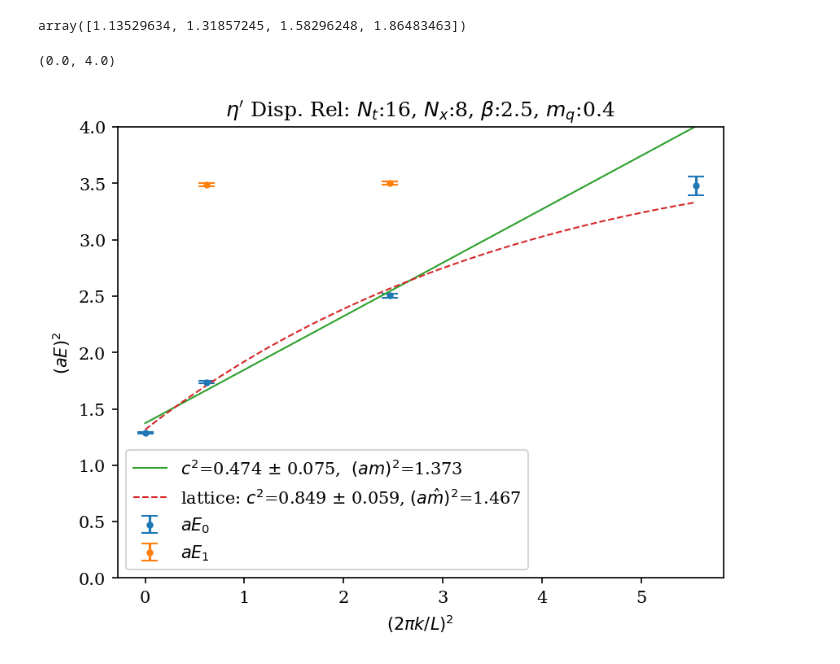
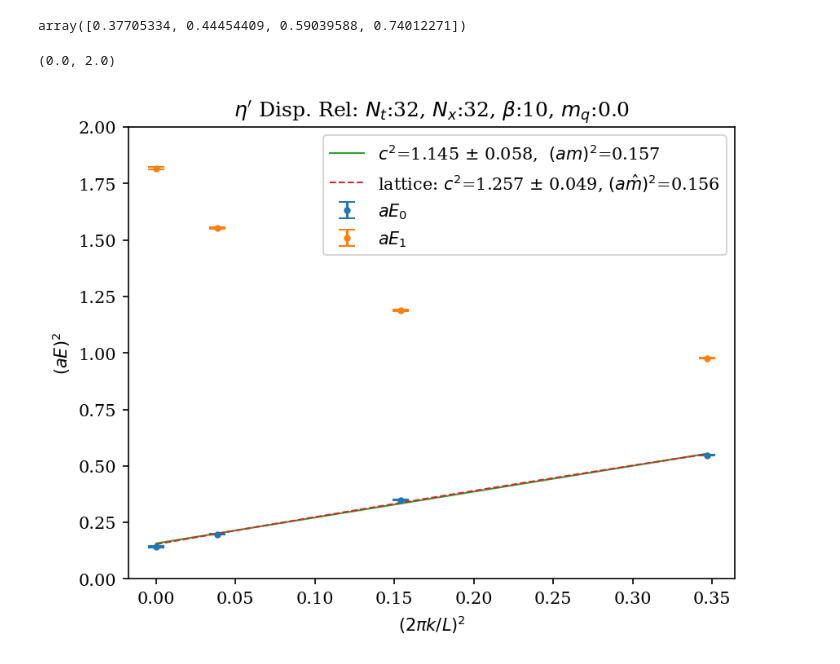
Before and after one commit to wurdahl/schwingerModel, a Jupyter notebook: dispersion.ipynb, the cells around one changed output. Cells and saved outputs as stored; diff of their text form; code cells hidden in the pictures.

```diff
--- a/dispersion.ipynb
+++ b/dispersion.ipynb
@@ -20,11 +25,11 @@ def singlet(op):
 # %%
-path = "./configs/400kSteps.hdf5"
+path = "./configs/beta_10_m0_0.0_Nx_32_Nt_32_melted.hdf5"
 meta = sim.distillation.readDistillMeta(path)
 # %%
-mom0Basis = [triplet(MesonOp("g5",DNum=0,momk=0)),triplet(MesonOp("g5",DNum=2,momk=0)),triplet(MesonOp("gx"))]
-mom1Basis = [triplet(MesonOp("g5",DNum=0,momk=1)),triplet(MesonOp("g5",DNum=2,momk=1)),triplet(MesonOp("gx",momk=1))]
-mom2Basis = [triplet(MesonOp("g5",DNum=0,momk=2)),triplet(MesonOp("g5",DNum=2,momk=2)),triplet(MesonOp("gx",momk=2))]
-mom3Basis = [triplet(MesonOp("g5",DNum=0,momk=3)),triplet(MesonOp("g5",DNum=2,momk=3)),triplet(MesonOp("gx",momk=3))]
+mom0Basis = [triplet(MesonOp("g5",DNum=0,momk=0)),triplet(MesonOp("g5",DNum=2,momk=0))]#,triplet(MesonOp("gx"))]
+mom1Basis = [triplet(MesonOp("g5",DNum=0,momk=1)),triplet(MesonOp("g5",DNum=2,momk=1))]#,triplet(MesonOp("gx",momk=1))]
+mom2Basis = [triplet(MesonOp("g5",DNum=0,momk=2)),triplet(MesonOp("g5",DNum=2,momk=2))]#,triplet(MesonOp("gx",momk=2))]
+mom3Basis = [triplet(MesonOp("g5",DNum=0,momk=3)),triplet(MesonOp("g5",DNum=2,momk=3))]#,triplet(MesonOp("gx",momk=3))]
 
 momentumBases = [mom0Basis,mom1Basis,mom2Basis,mom3Basis]
 # %%
@@ -33,13 +38,13 @@ gevpTi = 2
 massOuts = []
 
 for basis in momentumBases:
-    data_p = sim.GEVP.measureEnsemble(path,(meta.configIndices)[::20],basis)
-    data_m = sim.GEVP.measureEnsemble(path,(meta.configIndices)[::20],[parityTransform(op) for op in basis])
+    data_p = sim.GEVP.measureEnsemble(path,(meta.configIndices),basis)
+    data_m = sim.GEVP.measureEnsemble(path,(meta.configIndices),[parityTransform(op) for op in basis])
 
     data = {"conn": 0.5*(data_p["conn"] + data_m["conn"]), "disc": data_p["disc"]}
 
     mass = sim.GEVP.bootstrapEnsemble(data,reduce=sim.GEVP.massReduce(ti=gevpTi, shift=0,
-                                  fitT=[2,6], withAmp=True))
+                                  fitT=[3,7], withAmp=True))
 
     massOuts.append(mass)
 # %%
@@ -107,7 +112,7 @@ gevpTi = 1   # coarse lattice: aE_eta' ~ 1.3 loses ~3.7x per slice — every sli
 massOuts = []
 
 for basis in momentumBases:
-    data_p = sim.GEVP.measureEnsemble(path,(meta.configIndices)[::2],basis)
+    data_p = sim.GEVP.measureEnsemble(path,(meta.configIndices),basis)
 
     # windows must sit inside the signal: ~3 usable slices for the ground state,
     # ~2 for the excited. Watch the NaN-fraction warnings: >~10% = window too late.
@@ -126,7 +131,7 @@ highMassesErr = np.array([m[1][:, 1, 0].mean() for m in massOuts])
 # %%
 masses
 # %% [output]
-array([1.13529634, 1.31857245, 1.58296248, 1.86483463])
+array([0.37705334, 0.44454409, 0.59039588, 0.74012271])
 # %%
 ks = np.array([0,1,2,3])
 ps = (2 * np.pi*ks)/(meta.dimx)
@@ -143,33 +148,33 @@ c2 , m2 = coeff
 dc2 = np.sqrt(cov[0,0])
 
 sigLat = 2*np.sinh(masses)*massesErr      # d/dE [4 sinh^2(E/2)] = 2 sinh(E)
 
 coeffLat, covLat = np.polyfit(4*np.sin(ps[good]/2)**2,4*np.sinh(masses[good]/2)**2,
                               deg=1,cov=True,w=1/sigLat[good])
 c2Lat , m2Lat = coeffLat
 dc2Lat = np.sqrt(covLat[0,0])
 
 pfLin = np.sqrt(pf)                                  # pf is the (ap)^2 grid -> ap values
 
 Ehat2 = m2Lat + c2Lat * 4*np.sin(pfLin/2)**2         # lattice-form prediction
 Elat  = 2*np.arcsinh(np.sqrt(Ehat2)/2)               # invert 4sinh^2(aE/2) = Ehat2
 
 plt.figure(dpi=150)
 
 plt.errorbar(x=ps[good]**2,y=masses[good]**2,yerr=(2*masses*massesErr)[good],fmt=".",capsize=5,label="$aE_0$")
 plt.errorbar(x=ps**2,y=highMasses**2,yerr=2*highMasses*highMassesErr,fmt=".",capsize=5,label="$aE_1$")
 plt.plot(pf, m2 + c2*pf, lw=1,
          label=rf"$c^2$={c2:.3f} $\pm$ {dc2:.3f},  $(am)^2$={m2:.3f}")
 
 plt.plot(pf, Elat**2, lw=1, ls="--",
          label=rf"lattice: $c^2$={c2Lat:.3f} $\pm$ {dc2Lat:.3f}, $(a\hat m)^2$={m2Lat:.3f}")
 
 plt.xlabel(r"$(2 \pi k/L)^2$")
 plt.ylabel("$(aE)^2$")
 plt.legend()
 
 plt.title(rf"$\eta'$ Disp. Rel: $N_t$:{meta.dimt}, $N_x$:{meta.dimx}, $\beta$:{meta.beta}, $m_q$:{meta.fMass}")
-plt.ylim([0,4])
+plt.ylim([0,2])
 # %% [output]
-(0.0, 4.0)
+(0.0, 2.0)
-[figure, old version]
+[figure, new version]
```
Also changed, not shown: parts of 4 cells of this notebook, 7 other files.
